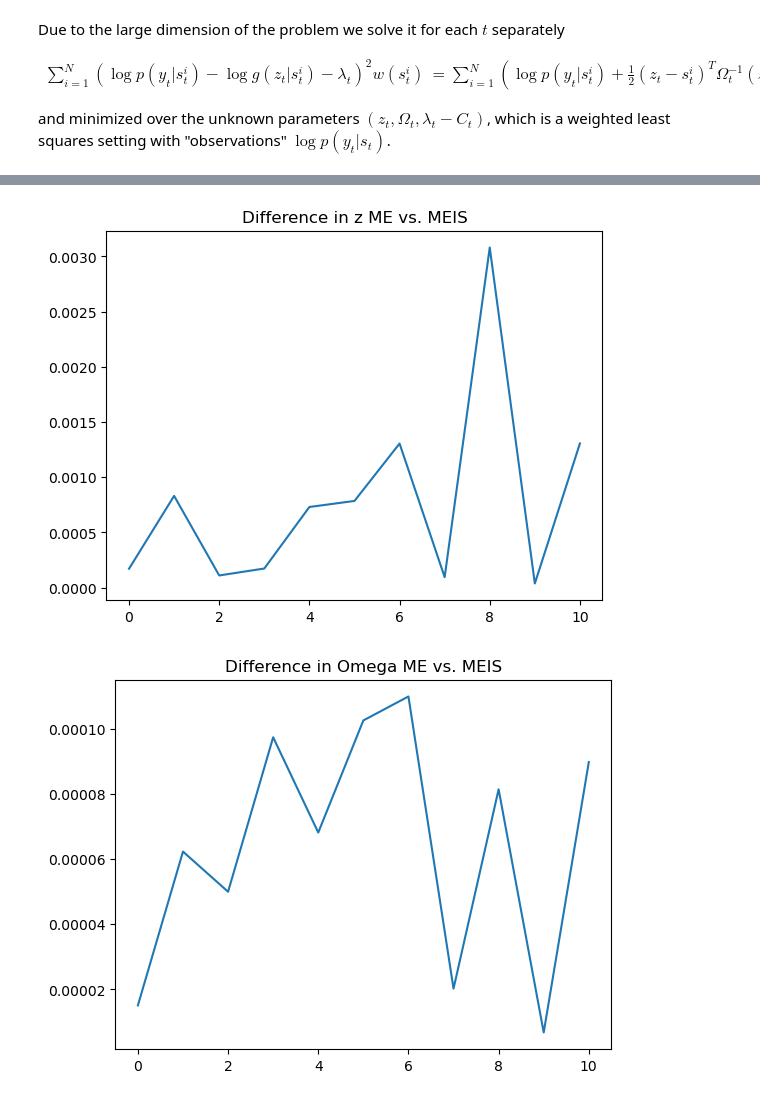
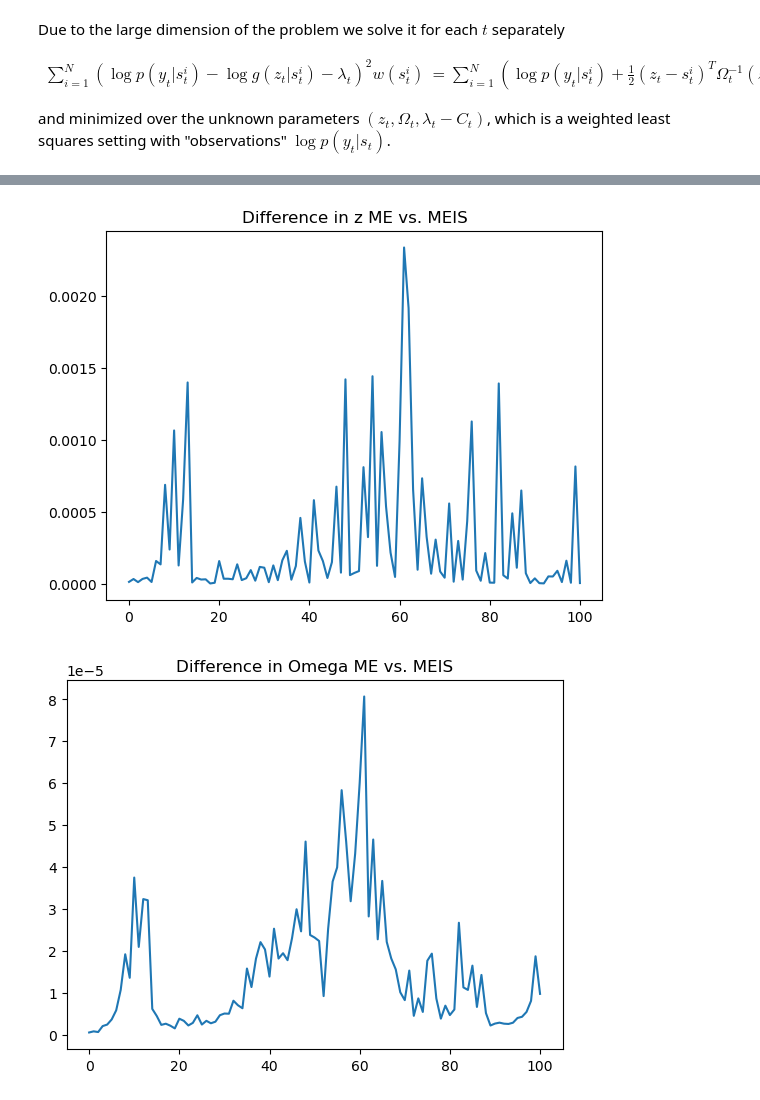
Before and after one commit to stefanheyder/isssm, a Jupyter notebook: nbs/50_modified_efficient_importance_sampling.ipynb, the cells around one changed output, grey strips where cells are left out. Drawn from its saved outputs; the diff is of its cells as text; code cells hidden in the pictures.

```diff
--- a/nbs/50_modified_efficient_importance_sampling.ipynb
+++ b/nbs/50_modified_efficient_importance_sampling.ipynb
@@ -213,38 +234,39 @@ from functools import partial
 import matplotlib.pyplot as plt
 from isssm.importance_sampling import ess_lw
 # %%
-m, p, n = 3, 2, 10
+m, p, n = 3, 2, 100
 A = jnp.broadcast_to(jnp.eye(m), (n, m, m))
 B = jnp.broadcast_to(jnp.array([[1, 0, 1], [0, 1, 1]]), (n + 1, p, m))
 
 s2= 0.01
 Sigma = jnp.broadcast_to(s2 * jnp.eye(m), (n + 1, m, m))
 x0 = jnp.ones(m)
 
-key = jrn.PRNGKey(512)
+key = jrn.PRNGKey(5102)
 key, subkey = jrn.split(key)
 *_, dist, xi = nb_lcssm(x0, A, Sigma, B, 20.)
 (x, ), (y,) = simulate_lcssm(x0, A, Sigma, B, dist, xi, 1, subkey)
 s_init = jnp.log(y + 1.)
 x_smooth, z, Omega = mode_estimation(y, x0, A, Sigma, B, dist, xi, s_init, 100)
 
 N = int(1e4)
 key, subkey = jrn.split(key)
 z_meis, Omega_meis = modified_efficient_importance_sampling(
     y, x0, A, Sigma, B, xi, dist, z, Omega, 10, N, subkey
 )
+
 z_diff = ((z_meis - z)**2).mean(axis=1)
 plt.title("Difference in z ME vs. MEIS")
 plt.plot(z_diff)
 plt.show()
 
 Omega_diff = ((Omega_meis - Omega)**2).mean(axis=(1,2))
 plt.title("Difference in Omega ME vs. MEIS")
 plt.plot(Omega_diff)
 plt.show()
 # %% [output]
-[figure, old version]
+[figure, new version]
-[figure, old version]
+[figure, new version]
 # %%
 x_filt, Xi_filt, x_pred, Xi_pred = kalman(z_meis, x0, Sigma, Omega_meis, A, B)
 x_smooth, Xi_smooth = smoother(x_filt, Xi_filt, x_pred, Xi_pred, A)
```
Also changed, not shown: parts of 4 cells of this notebook, 8 other files.
